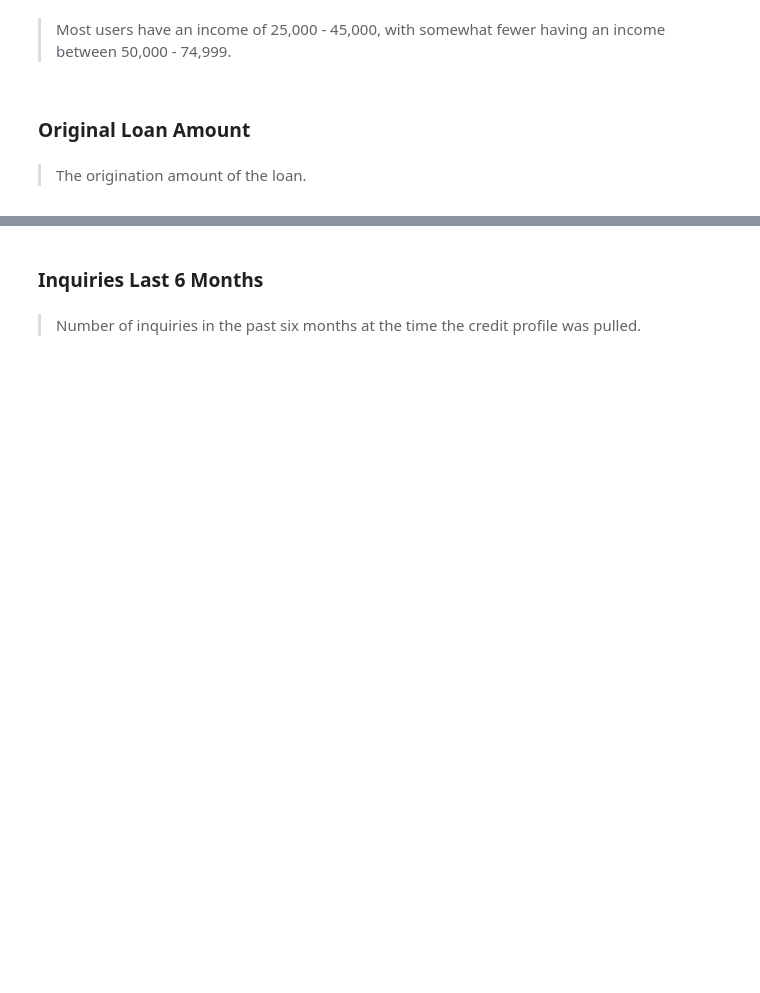
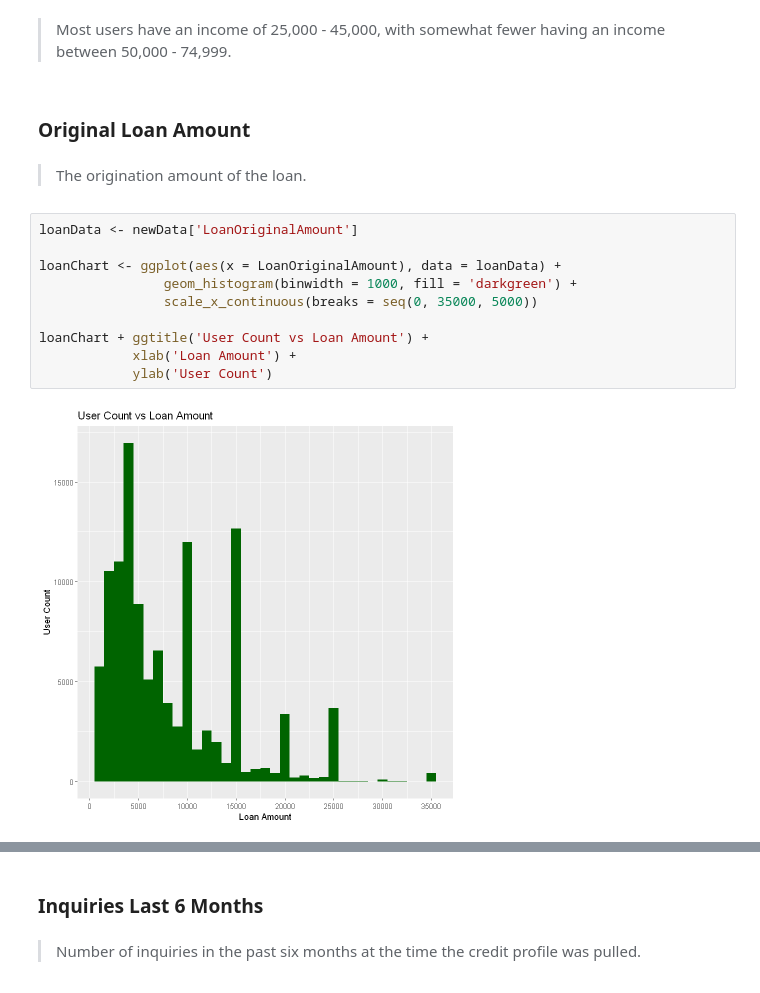
Before and after one commit to TJRiker11/Explore-and-Summarize-Data---Loan-Data, a Jupyter notebook: Explore and Summarize Data - Loan Data/Explore and Summarize Data - Loan Data.ipynb, the cells around one changed output, grey strips where cells are left out. Cells and saved outputs as stored; diff of their text form; blank space fills up the shorter version.

```diff
--- a/Explore and Summarize Data - Loan Data/Explore and Summarize Data - Loan Data.ipynb
+++ b/Explore and Summarize Data - Loan Data/Explore and Summarize Data - Loan Data.ipynb
@@ -204,3 +163,15 @@ incomeChart + ggtitle('User Count vs Income') +
 ### Original Loan Amount
 # %% [markdown]
 > The origination amount of the loan.
+# %%
+loanData <- newData['LoanOriginalAmount']
+
+loanChart <- ggplot(aes(x = LoanOriginalAmount), data = loanData) +
+                geom_histogram(binwidth = 1000, fill = 'darkgreen') +
+                scale_x_continuous(breaks = seq(0, 35000, 5000))
+
+loanChart + ggtitle('User Count vs Loan Amount') +
+            xlab('Loan Amount') +
+            ylab('User Count')
+# %% [output]
+[figure, added]
```
Also changed, not shown: parts of 5 cells of this notebook.
